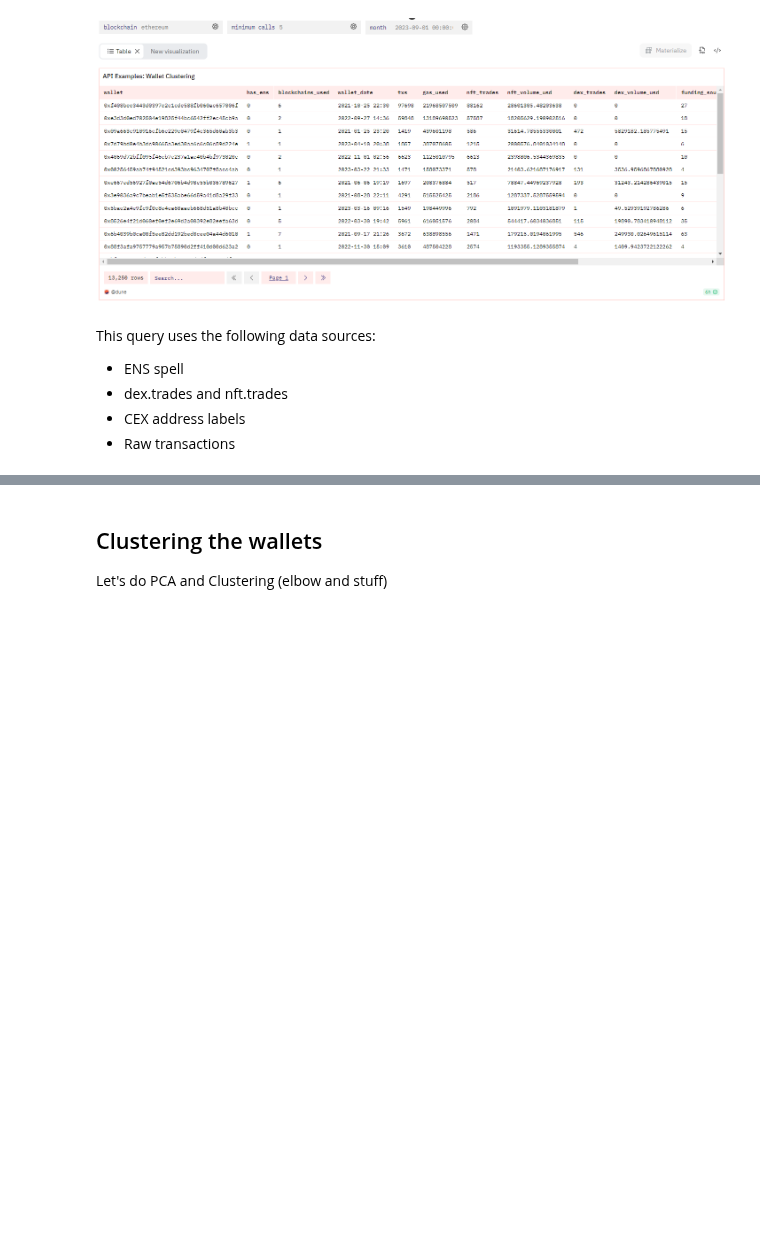
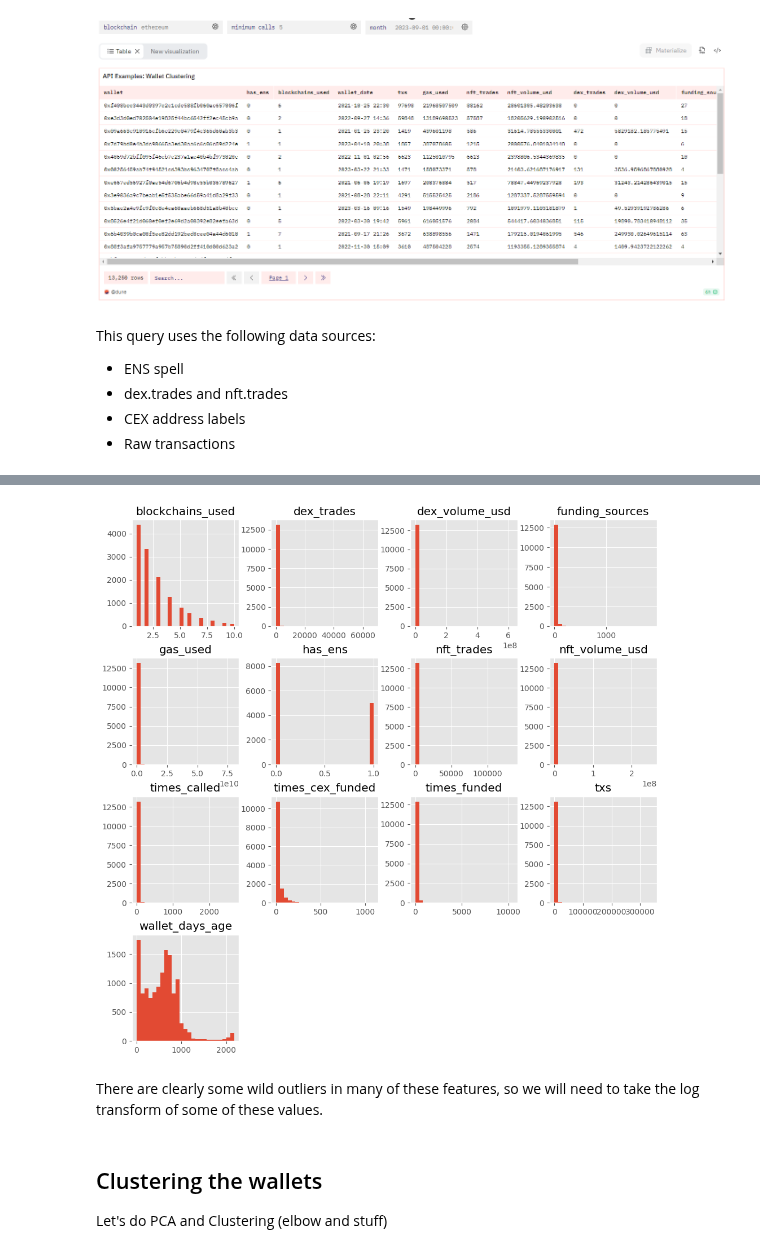
Before and after one commit to duneanalytics/dune-client, a Jupyter notebook: examples/Protocol and Chain Wallet Clustering.ipynb, the cells around one changed output, grey strips where cells are left out. Drawn from its saved outputs; the diff is of its cells as text; code cells hidden in the pictures; blank space fills up the shorter version.

```diff
--- a/examples/Protocol and Chain Wallet Clustering.ipynb
+++ b/examples/Protocol and Chain Wallet Clustering.ipynb
@@ -39,7 +25,29 @@ print(api_key)
 # %%
+from dune_client.types import QueryParameter
+from dune_client.client import DuneClient
+from dune_client.query import QueryBase
+
+from dotenv import load_dotenv
 import pandas as pd
-from dune_client.client import DuneClient
+
+#you should use a .env file for your api key
+load_dotenv()
+dune = DuneClient.from_env()
+
+#putting in our parameters
+query = QueryBase(
+    query_id=3070841,
+    params=[
+        QueryParameter.text_type(name="blockchain", value="ethereum"),
+        QueryParameter.number_type(name="minimum calls", value=5),
+        QueryParameter.date_type(name="month", value="2023-09-01 00:00:00"),
+    ],
+)
 
 dune = DuneClient.from_env()
-results = dune.get_latest_result(3070841) #, max_age_hours=8)
+# results = dune.run_query(query) #does a fresh run of the query, default is on medium engine.
+
+results = dune.get_latest_result(3070841, max_age_hours=8) #use this to get results from the last run, instead of re-running it
+query_result = pd.DataFrame(results.result.rows)
+query_result.head(1)
 # %% [output]
@@ -49,3 +86,15 @@ It costs 0 credits to run on the free engine in Y minutes, and costs Z credits f
+# %%
+import matplotlib.pyplot as plt
+plt.style.use('ggplot')
+
+fig, ax = plt.subplots(1, 1, figsize=(12, 12))
+ax.grid(False)
+query_result.hist(bins=25, ax=ax)
+plt.show()
+# %% [output]
+[figure, added]
+# %% [markdown]
+There are clearly some wild outliers in many of these features, so we will need to take the log transform of some of these values.
 # %% [markdown]
 ## Clustering the wallets
 
```
Also changed, not shown: parts of 11 cells of this notebook, 3 other files.
